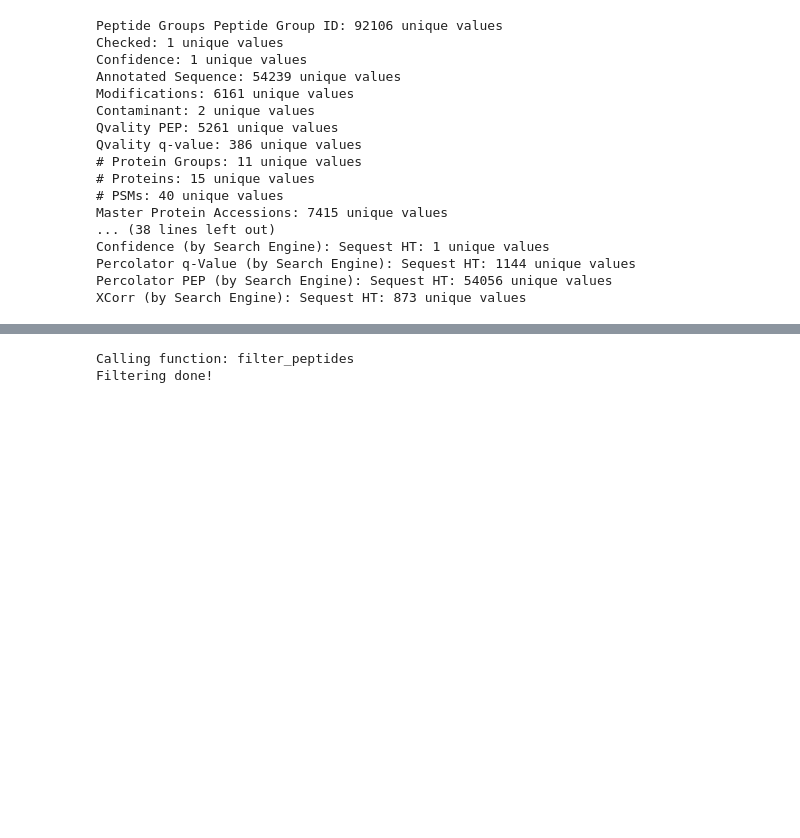
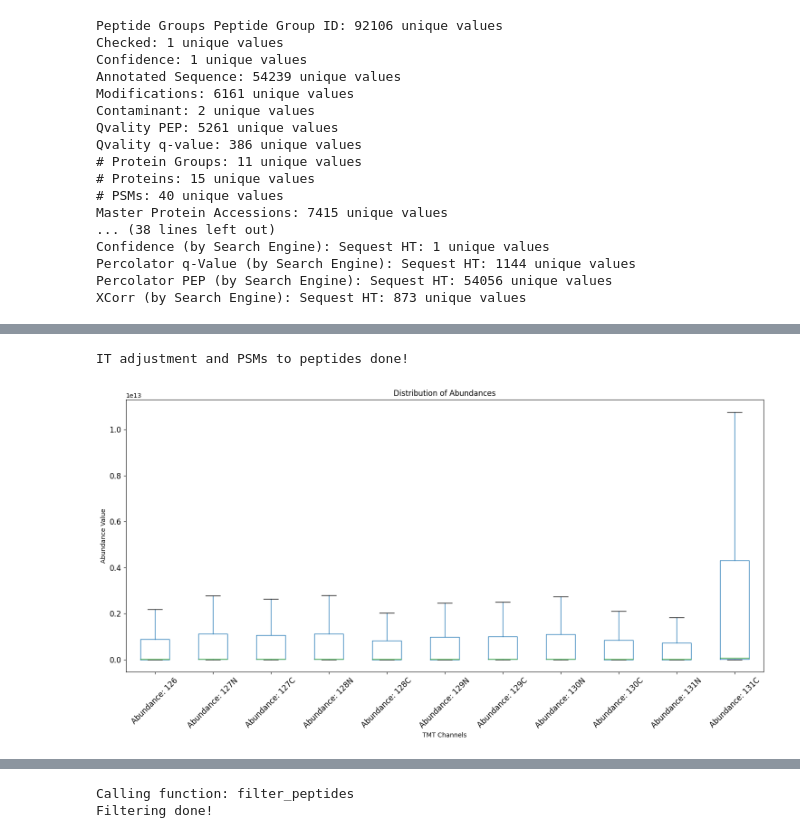
Before and after one commit to science64/DynaTMT-py-SB, a Jupyter notebook: mePROD LMM template-Testing.ipynb, the cells around one changed output, grey strips where cells are left out. Drawn from its saved outputs; the diff is of its cells as text; code cells hidden in the pictures; blank space fills up the shorter version.

```diff
--- a/mePROD LMM template-Testing.ipynb
+++ b/mePROD LMM template-Testing.ipynb
@@ -122,0 +164,46 @@ IT adjustment done!
+# %%
+def IT_adjustment(input):
+    '''This function adjusts the input DataFrame stored in the class variable self.input_file for Ion injection times.
+    Abundance channels should contain "Abundance:" string and injection time uses "Ion Inject Time" as used by ProteomeDiscoverer
+    default output. For other column headers please refer to plain_text_input class.
+    '''
+    channels = [col for col in input.columns if 'Abundance:' in col]
+    if channels == []:
+        channels = [col for col in input.columns if 'Abundance' in col]
+
+    IT=[col for col in input.columns if 'Ion Inject Time' in col]
+    inject_times=input[IT[0]]
+    input[channels]=input[channels].divide(inject_times,axis=0)
+    input[channels]=input[channels].multiply(1000)
+
+    # Group by 'Annotated Sequence' and 'Master Protein Accessions', 'Modifications' and aggregate the sum for each abundance column
+    # the aim is to convert PSMs into peptide file.
+    peptide = (
+        input.groupby(['Master Protein Accessions', 'Annotated Sequence', 'Modifications'])[channels]
+            .agg('sum')
+            .reset_index()
+    )
+
+    print("IT adjustment and PSMs to peptides done!")
+    return peptide
+# %%
+# IT adjusment, you should do if you are using TMD method and using PSM file
+IT_adjusted_peptides = IT_adjustment(psms)
+
+abundance_columns = [col for col in IT_adjusted_peptides.columns if 'Abundance:' in col]
+abundance_df = IT_adjusted_peptides[abundance_columns]
+
+# # Displaying the first few rows of the extracted abundance columns
+# abundance_df.head()
+
+# Plotting the abundance columns using a boxplot
+plt.figure(figsize=(15, 8))
+abundance_df.boxplot(grid=False, vert=True, fontsize=12, rot=45, showfliers=False)
+plt.title("Distribution of Abundances")
+plt.ylabel("Abundance Value")
+plt.xlabel("TMT Channels")
+plt.tight_layout()
+plt.show()
+# %% [output]
+IT adjustment and PSMs to peptides done!
+[figure, added]
```
Also changed, not shown: parts of 13 cells of this notebook, 4 other files.
